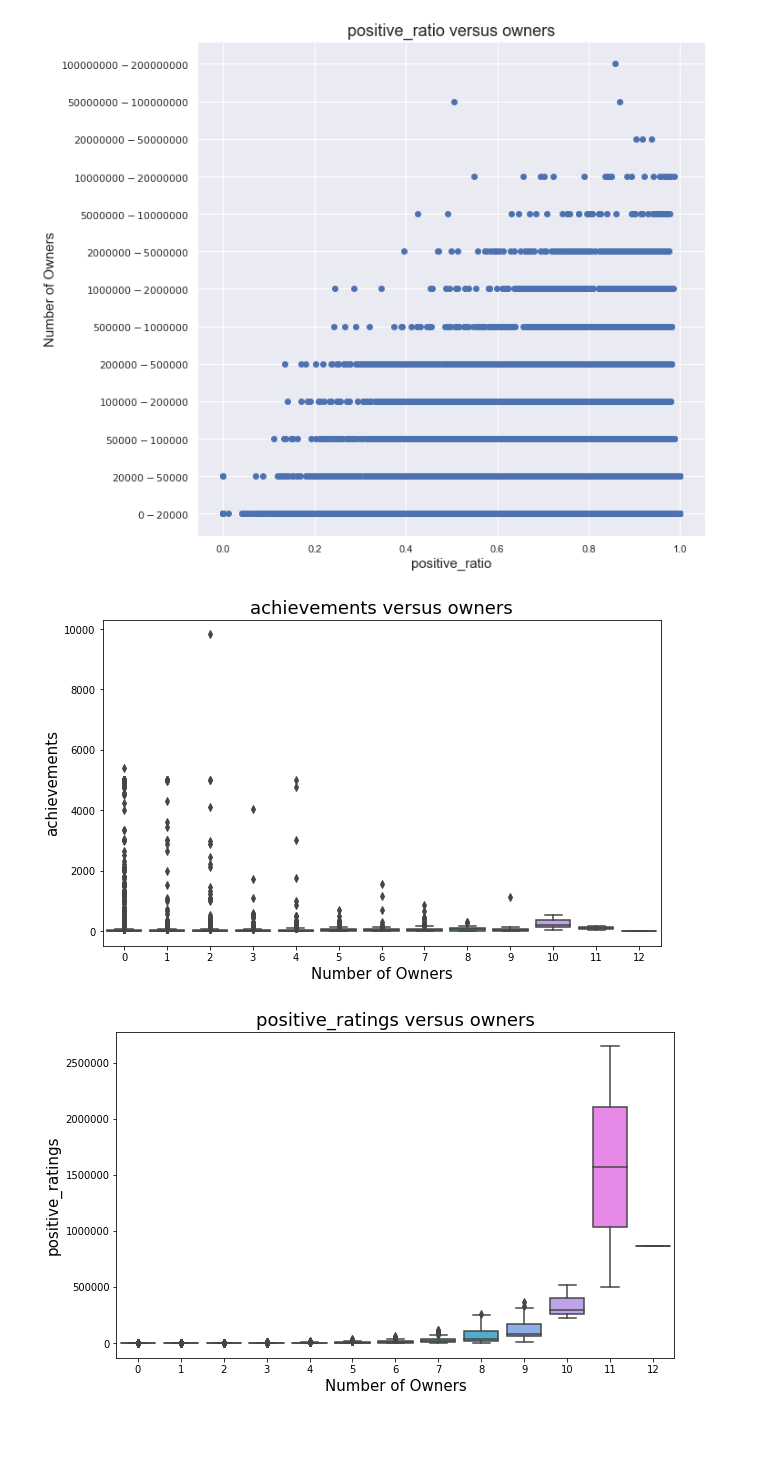
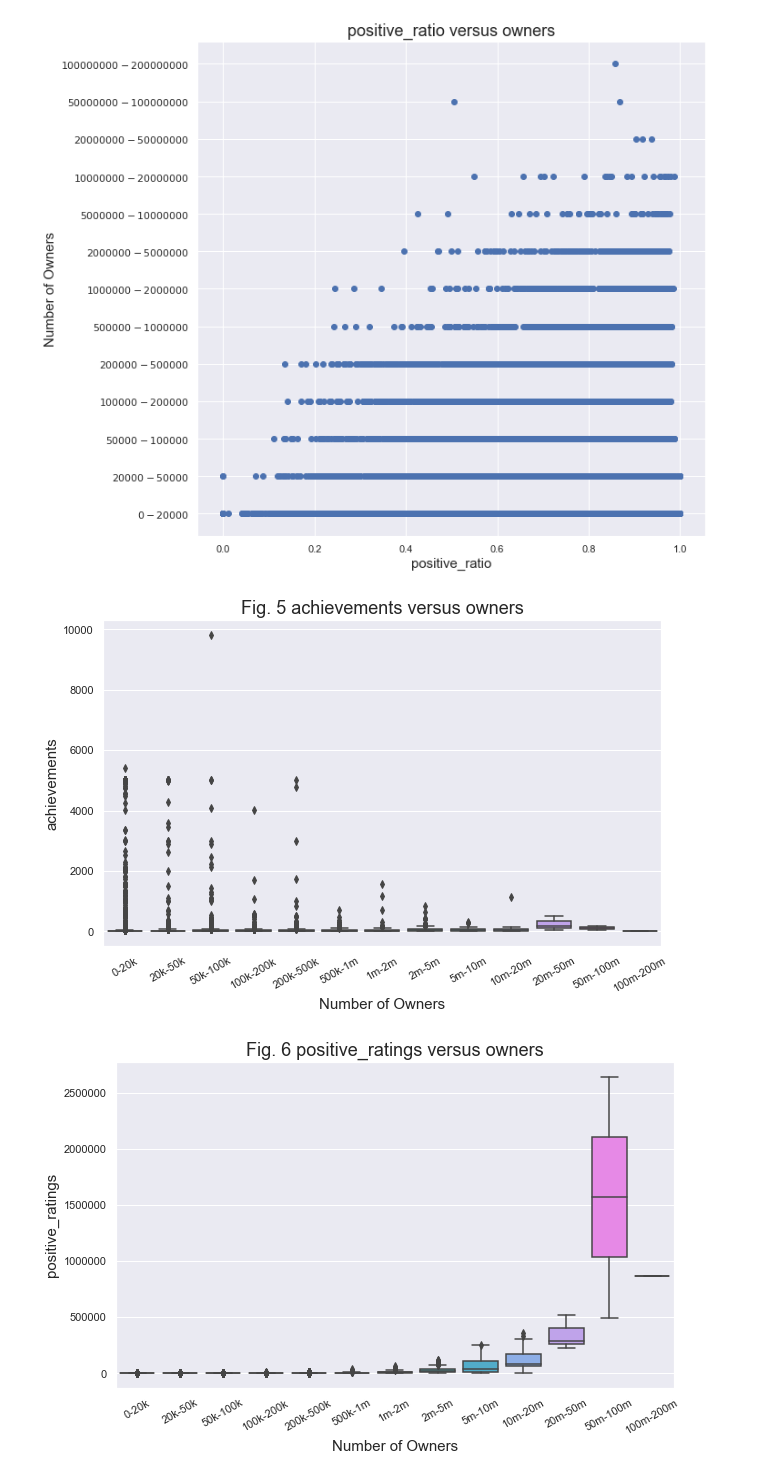
Before and after one commit to XyLearningProgramming/Steam-sales-pred, a Jupyter notebook: EDA for game price - box plot.ipynb, the cells around one changed output. Cells and saved outputs as stored; diff of their text form; code cells hidden in the pictures; blank space fills up the shorter version.

```diff
--- a/EDA for game price - box plot.ipynb
+++ b/EDA for game price - box plot.ipynb
@@ -36,3 +25,16 @@ cols = ['0-20000', '20000-50000', '50000-100000', '100000-200000', '200000-50000
         '5000000-10000000', '10000000-20000000', '20000000-50000000', '50000000-100000000', '100000000-200000000']
 recols = pd.Series(['0-20k', '20k-50k', '50k-100k', '100k-200k', '200k-500k', '500k-1m', '1m-2m', '2m-5m', '5m-10m', '10m-20m', '20m-50m',
                     '50m-100m', '100m-200m'])
+df['owners'].unique()
+f,ax = plt.subplots(figsize=[12,8])
+owners = df.groupby(['owners']).count()['appid']
+owners = owners.reindex(cols)
+owners.index = recols
+ax.plot(owners.index,owners.values,'o--',color='black')
+ax.tick_params('x',labelrotation=45)
+ax.grid()
+ax.set_xlabel('Game owners')
+ax.set_ylabel('Number of Games on Steam')
+ax.set_title('Fig. 1 Depedent Variable "Owners"')
+f.savefig('Fig. 1 Owners.jpg',bbox_inches='tight',api=600)
+print(owners)
@@ -39,4 +57,5 @@ recols = pd.Series(['0-20k', '20k-50k', '50k-100k', '100k-200k', '200k-500k', '5
 # %%
+n=2
 for feature in ['platforms', 'english', 'required_age']:
     group = df.groupby([feature, 'owners'])['name']
     group = group.count().to_frame()
@@ -47,9 +66,11 @@ for feature in ['platforms', 'english', 'required_age']:
     fea_owners.columns = recols
     sns.set()
     ax = sns.heatmap(fea_owners, annot=True, linewidths=.5)
-    ax.set_title(feature + ' versus owners', fontsize = 18)
+    ax.set_title(f'Fig. {n} '+feature + ' versus owners', fontsize = 18)
+
     ax.set_xlabel('Number of Owners', fontsize = 15)
     ax.set_ylabel(feature, fontsize = 15, rotation = 'vertical')
-    plt.savefig(feature + ' versus owners.png')
+    plt.savefig(f'Fig. {n} '+feature + ' versus owners.png',bbox_inches='tight')
+    n+=1
     plt.show()
 # %% [output]
@@ -62,4 +83,5 @@ df.eval('total_ratings = positive_ratings + negative_ratings', inplace = True)
 df.eval('positive_ratio = positive_ratings / total_ratings', inplace  = True)
 # %%
 temp = list(df['owners'])
-y = [cols.index(i) for i in temp]
+y = [recols[cols.index(i)] for i in temp]
+y
@@ -89,15 +129,19 @@ for feature in ['achievements', 'positive_ratings', 'negative_ratings', 'average
 [figure]
 [figure]
 # %%
+n=5
 for feature in ['achievements', 'positive_ratings', 'negative_ratings', 'average_playtime', 'median_playtime', 'price',
                 'total_ratings', 'positive_ratio']:
     x = list(df[feature])
     f1, ax = plt.subplots(figsize=(10, 6))
-    fig = sns.boxplot(x=y, y=x)
-    plt.title(feature + ' versus owners', fontsize = 18)
+    fig = sns.boxplot(x=y, y=x,order=recols)
+    plt.title(f'Fig. {n} ' +feature + ' versus owners', fontsize = 18)
     plt.ylabel(feature, fontsize = 15)
     plt.xlabel('Number of Owners', fontsize = 15)
+    plt.xticks(rotation=30)
+    plt.savefig(f'Fig. {n} {feature}_plot_box.jpg',bbox_inches='tight')
+    n+=1
     plt.show()
 # %% [output]
-[figure, old version]
+[figure, new version]
-[figure, old version]
+[figure, new version]
```
Also changed, not shown: parts of 8 cells of this notebook, 2 other files.
